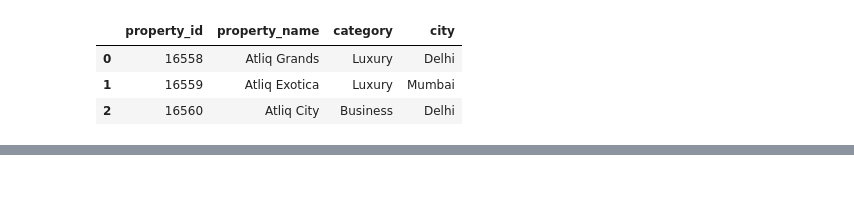
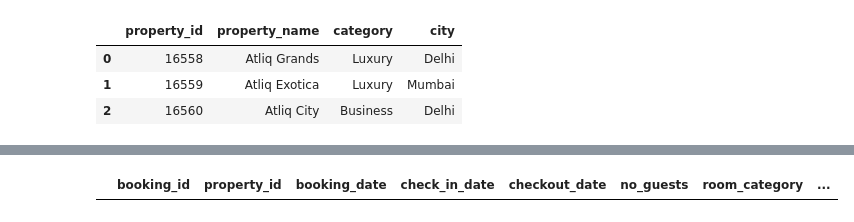
Before and after one commit to zzgirirohit001-tech/Hospitality-Analysis, a Jupyter notebook: Untitled1.ipynb, the cells around one changed output, grey strips where cells are left out. Saved outputs shown, nothing was run; the diff lists cells and outputs as text; code cells hidden in the pictures; blank space fills up the shorter version.

```diff
--- a/Untitled1.ipynb
+++ b/Untitled1.ipynb
@@ -456,0 +496,4 @@ df_hotels.head(3)
+# %%
+pd.merge(df_bookings_all, df_date,left_on = "check_in_date",right_on = "date") #here we get nothing as a output bcz of the date format(different)
+# %% [output]
+|  | booking_id | property_id | booking_date | check_in_date | checkout_date | no_guests | room_category | ... |
```
Also changed, not shown: parts of 9 cells of this notebook.
